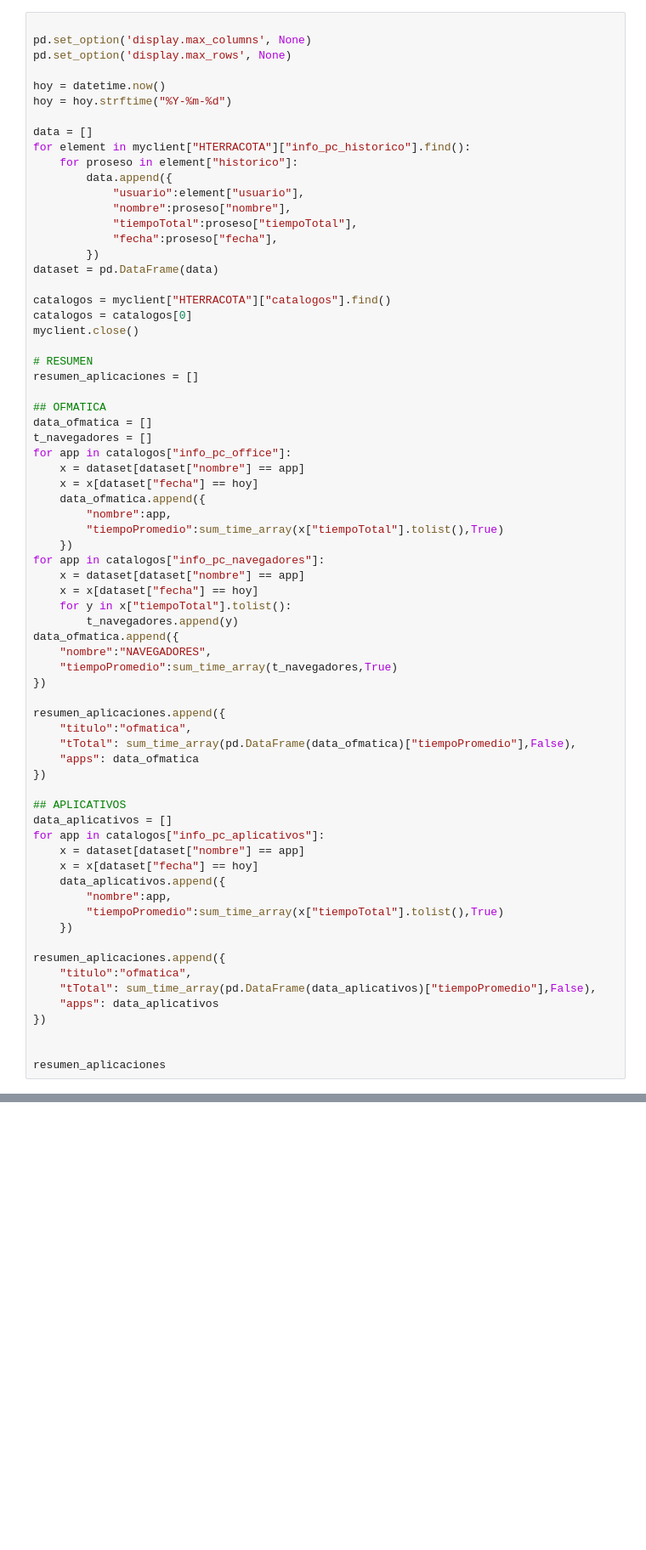
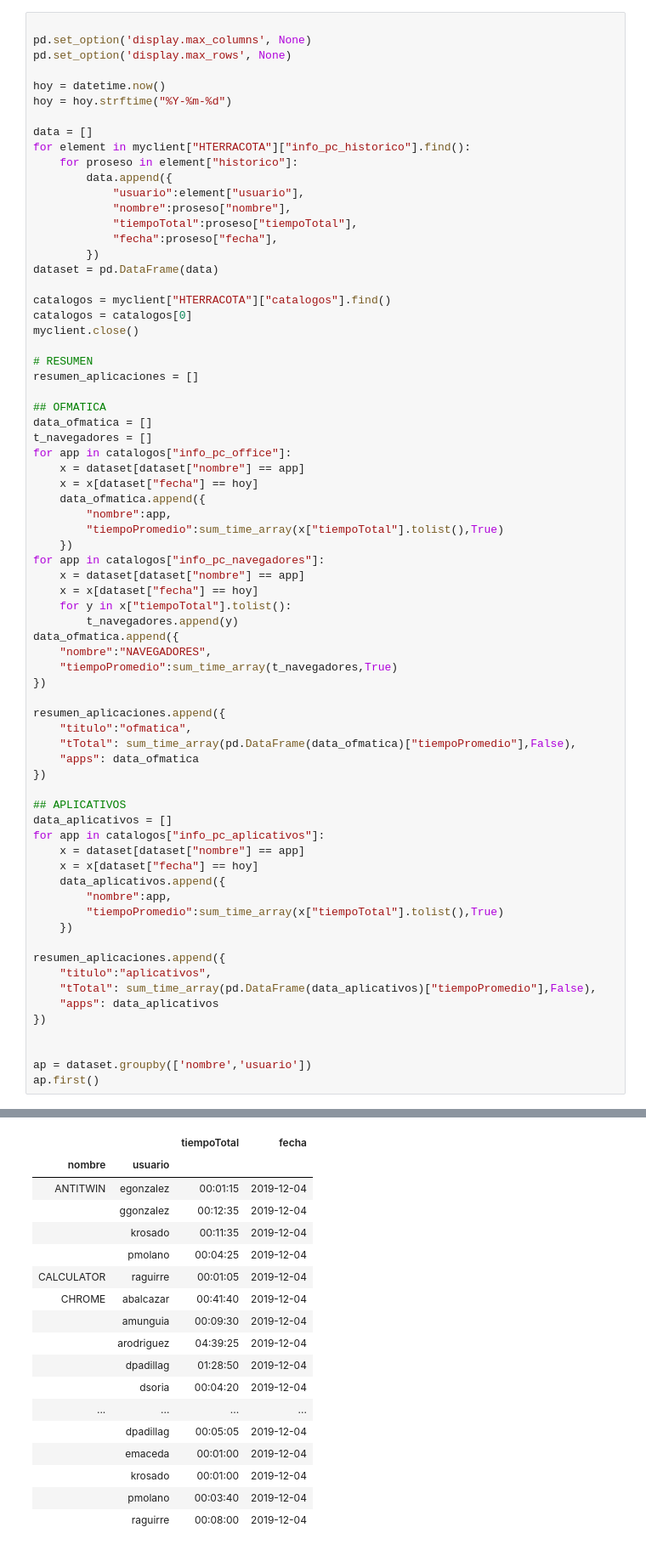
Before and after one commit to hilcoterracota/api_metrica, a Jupyter notebook: docs/Untitled2.ipynb, the cells around one changed output, grey strips where cells are left out. Shown: that part at 85% size. Drawn from its saved outputs; the diff is of its cells as text; blank space fills up the shorter version.

```diff
--- a/docs/Untitled2.ipynb
+++ b/docs/Untitled2.ipynb
@@ -72,11 +72,12 @@ for app in catalogos["info_pc_aplicativos"]:
     })
 
 resumen_aplicaciones.append({
-    "titulo":"ofmatica",
+    "titulo":"aplicativos",
     "tTotal": sum_time_array(pd.DataFrame(data_aplicativos)["tiempoPromedio"],False),
     "apps": data_aplicativos
 })
 
 
-resumen_aplicaciones
+ap = dataset.groupby(['nombre','usuario'])
+ap.first()
 # %% [output]
@@ -94,3 +84,21 @@ resumen_aplicaciones
+|  |  | tiempoTotal | fecha |
+| nombre | usuario |  |  |
+| ANTITWIN | egonzalez | 00:01:15 | 2019-12-04 |
+|  | ggonzalez | 00:12:35 | 2019-12-04 |
+|  | krosado | 00:11:35 | 2019-12-04 |
+|  | pmolano | 00:04:25 | 2019-12-04 |
+| CALCULATOR | raguirre | 00:01:05 | 2019-12-04 |
+| CHROME | abalcazar | 00:41:40 | 2019-12-04 |
+|  | amunguia | 00:09:30 | 2019-12-04 |
+|  | arodriguez | 04:39:25 | 2019-12-04 |
+|  | dpadillag | 01:28:50 | 2019-12-04 |
+|  | dsoria | 00:04:20 | 2019-12-04 |
+| ... | ... | ... | ... |
+|  | dpadillag | 00:05:05 | 2019-12-04 |
+|  | emaceda | 00:01:00 | 2019-12-04 |
+|  | krosado | 00:01:00 | 2019-12-04 |
+|  | pmolano | 00:03:40 | 2019-12-04 |
+|  | raguirre | 00:08:00 | 2019-12-04 |
 # %%
 def sum_time_array(entry,promedio):
     t = datetime.strptime('00:00:00', '%H:%M:%S')
```
Also changed, not shown: parts of 3 cells of this notebook, 1 other file.
